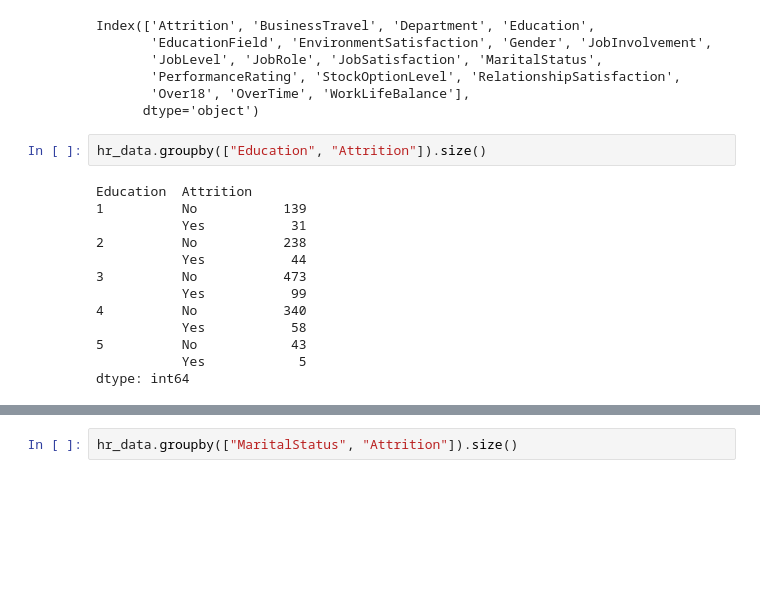
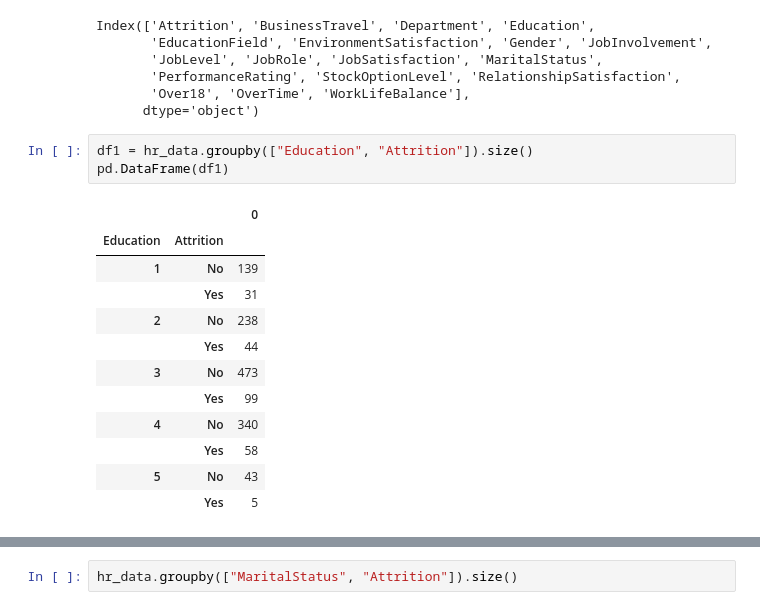
Before and after one commit to tonnykwon/naver-project, a Jupyter notebook: EDA.ipynb, the cells around one changed output, grey strips where cells are left out. Drawn from its saved outputs; the diff is of its cells as text; blank space fills up the shorter version.

```diff
--- a/EDA.ipynb
+++ b/EDA.ipynb
@@ -142,17 +142,18 @@ Index(['Attrition', 'BusinessTravel', 'Department', 'Education',
        'Over18', 'OverTime', 'WorkLifeBalance'],
       dtype='object')
 # %%
-hr_data.groupby(["Education", "Attrition"]).size()
+df1 = hr_data.groupby(["Education", "Attrition"]).size()
+pd.DataFrame(df1)
 # %% [output]
-Education  Attrition
-1          No           139
-           Yes           31
-2          No           238
-           Yes           44
-3          No           473
-           Yes           99
-4          No           340
-           Yes           58
-5          No            43
-           Yes            5
-dtype: int64
+|  |  | 0 |
+| Education | Attrition |  |
+| 1 | No | 139 |
+|  | Yes | 31 |
+| 2 | No | 238 |
+|  | Yes | 44 |
+| 3 | No | 473 |
+|  | Yes | 99 |
+| 4 | No | 340 |
+|  | Yes | 58 |
+| 5 | No | 43 |
+|  | Yes | 5 |
```
Also changed, not shown: parts of 11 cells of this notebook.
